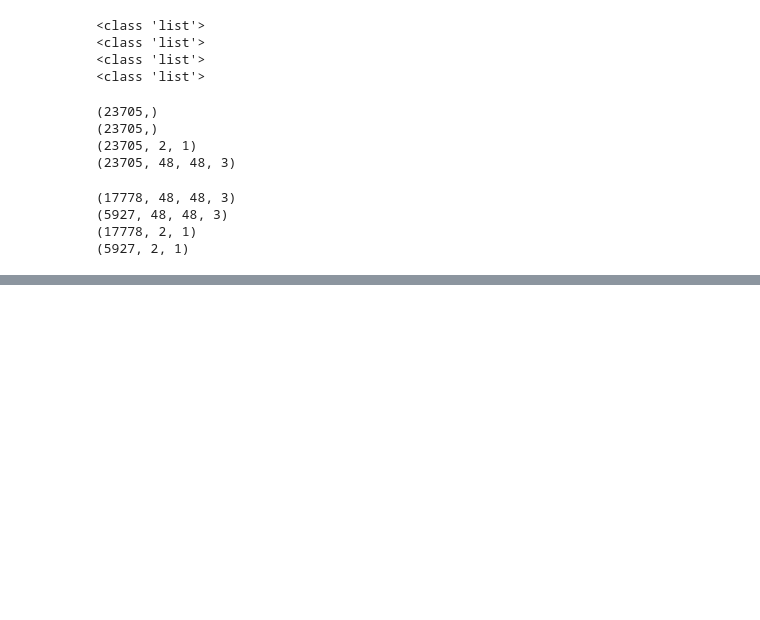
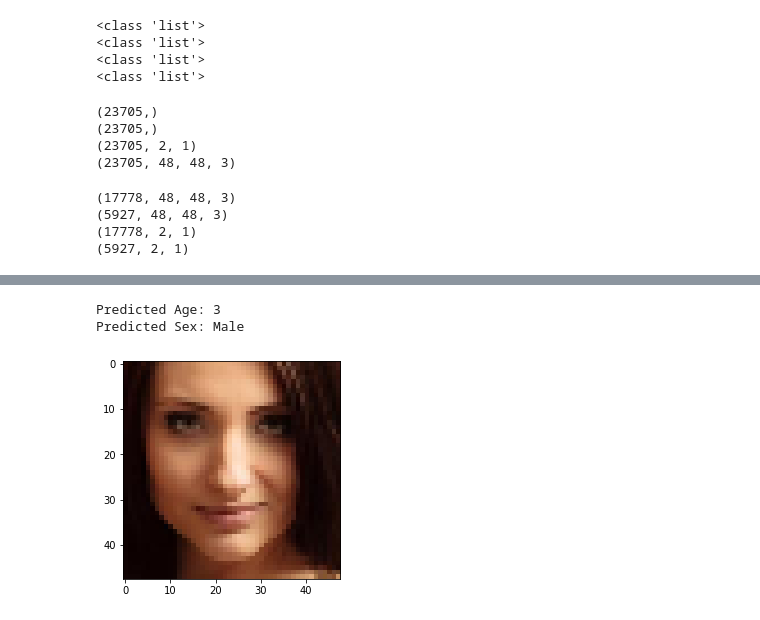
Before and after one commit to reeteshsudhakar/utk-image-classifier, a Jupyter notebook: utk-image-classification.ipynb, the cells around one changed output, grey strips where cells are left out. Saved outputs shown, nothing was run; the diff lists cells and outputs as text; code cells hidden in the pictures; blank space fills up the shorter version.

```diff
--- a/utk-image-classification.ipynb
+++ b/utk-image-classification.ipynb
@@ -421,0 +429,6 @@ Predicted Sex: Female
+# %%
+test_image(120,images_f,images_f_2,test_model)
+# %% [output]
+Predicted Age: 3
+Predicted Sex: Male
+[figure, added]
```
Also changed, not shown: parts of 11 cells of this notebook, 1 other file.
